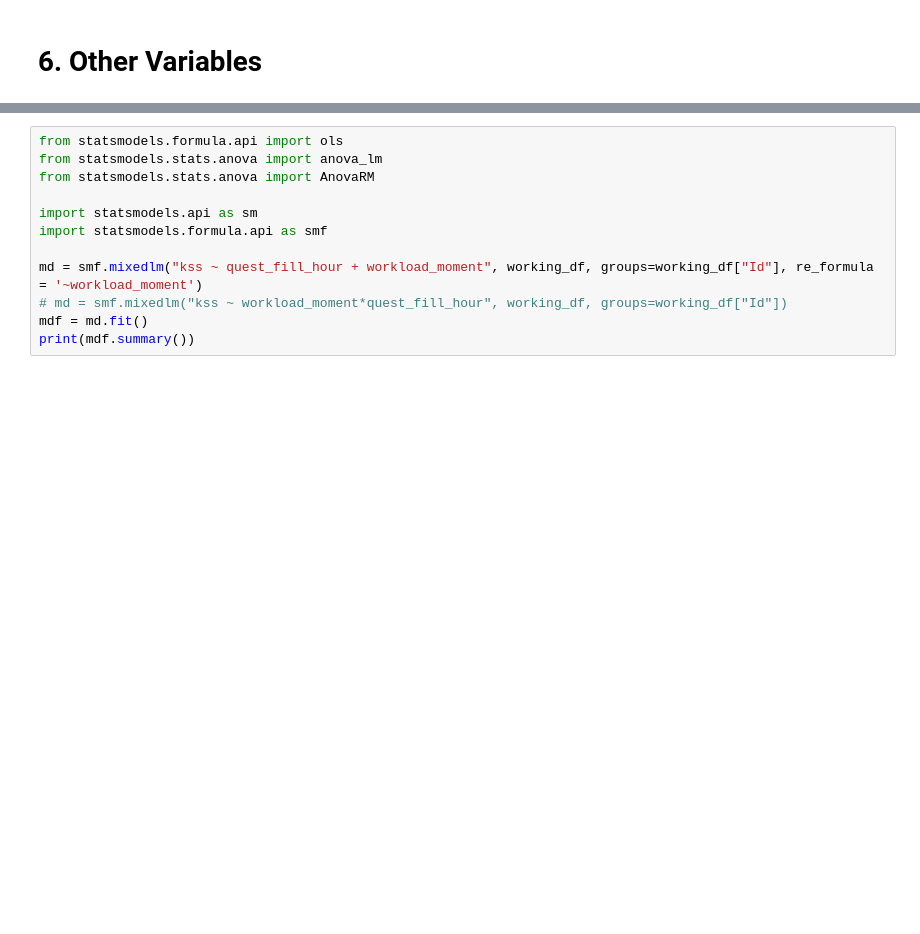
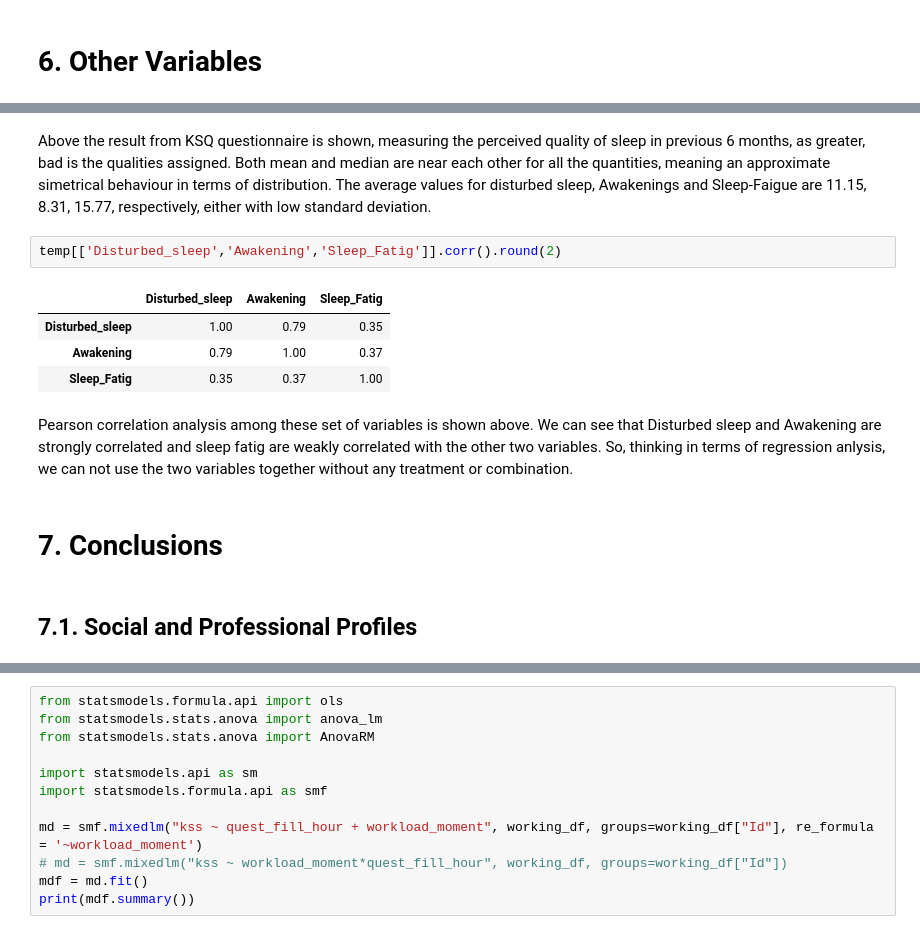
Before and after one commit to jlpscampos/Perception-of-Excessive-Sleepiness-and-Severe-Fatigue-in-Civil-Aviation-Pilots, a Jupyter notebook: EDA.ipynb, the cells around one changed output, grey strips where cells are left out. Cells and saved outputs as stored; diff of their text form; blank space fills up the shorter version.

Commit message:
Update EDA.ipynb
Update conclusions workloads

```diff
--- a/EDA.ipynb
+++ b/EDA.ipynb
@@ -450,0 +516,15 @@ The sample is composed of 48 participants, where 41 are males and 7 females, 25
+# %% [markdown]
+Above the result from KSQ questionnaire is shown, measuring the perceived quality of sleep in previous 6 months, as greater, bad is the qualities assigned. Both mean and median are near each other for all the quantities, meaning an approximate simetrical behaviour in terms of distribution. The average values for disturbed sleep, Awakenings and Sleep-Faigue are 11.15, 8.31, 15.77, respectively, either with low standard deviation.
+# %%
+temp[['Disturbed_sleep','Awakening','Sleep_Fatig']].corr().round(2)
+# %% [output]
+|  | Disturbed_sleep | Awakening | Sleep_Fatig |
+| Disturbed_sleep | 1.00 | 0.79 | 0.35 |
+| Awakening | 0.79 | 1.00 | 0.37 |
+| Sleep_Fatig | 0.35 | 0.37 | 1.00 |
+# %% [markdown]
+Pearson correlation analysis among these set of variables is shown above. We can see that Disturbed sleep and Awakening are strongly correlated and sleep fatig are weakly correlated with the other two variables. So, thinking in terms of regression anlysis, we can not use the two variables together without any treatment or combination.
+# %% [markdown]
+# 7. Conclusions
+# %% [markdown]
+## 7.1. Social and Professional Profiles
```
Also changed, not shown: parts of 15 cells of this notebook.
